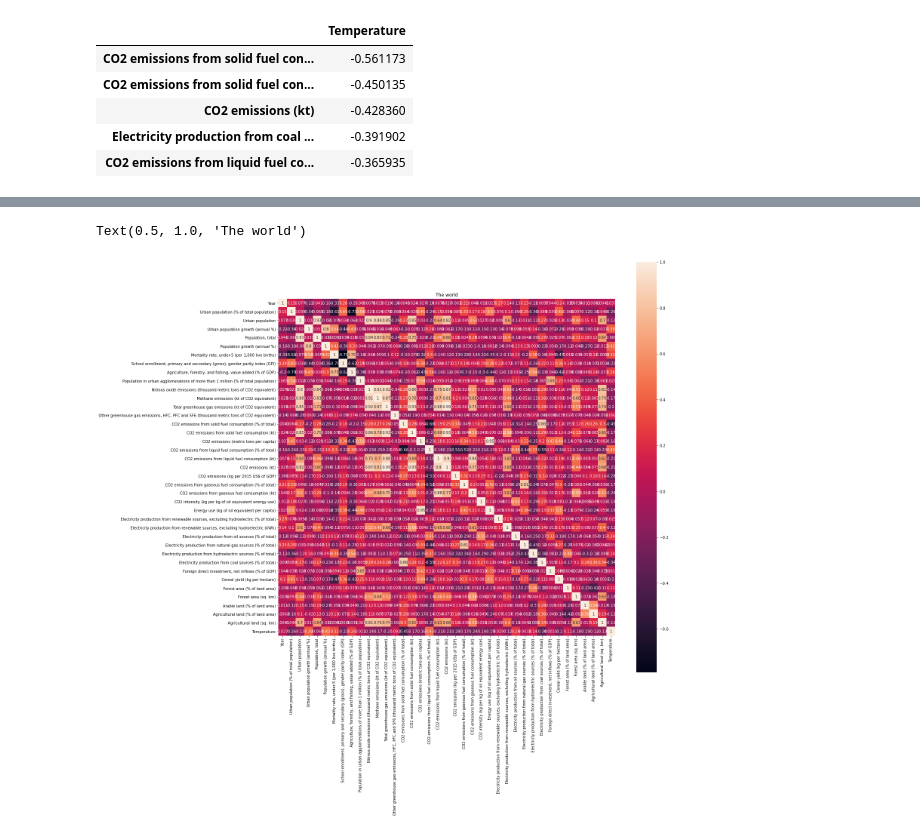
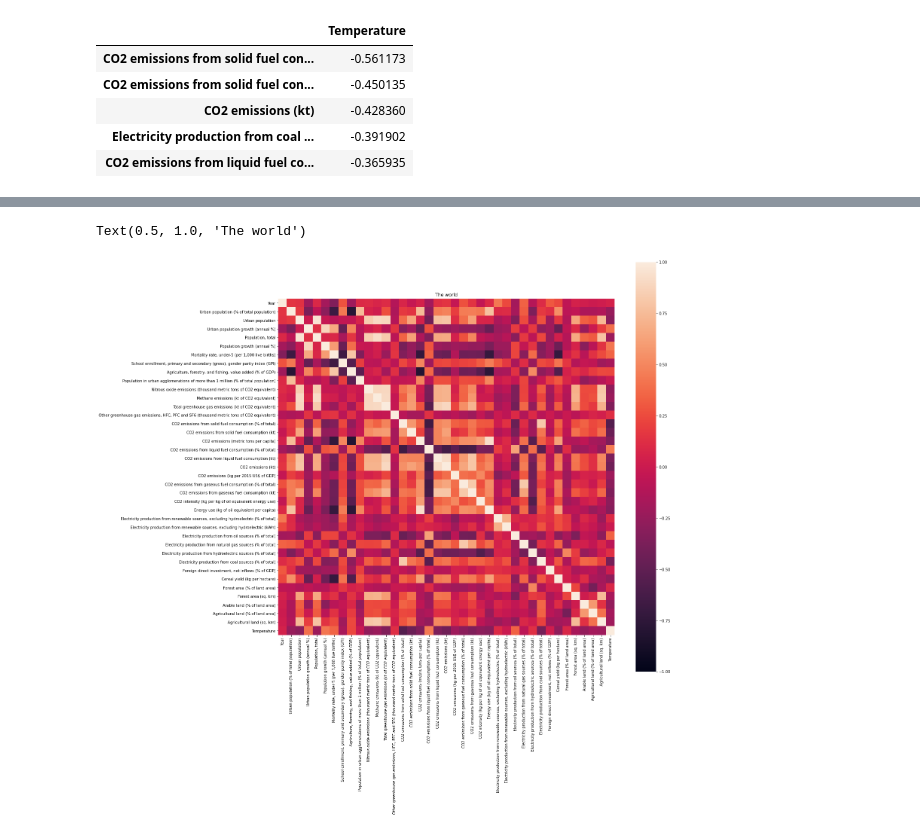
Before and after one commit to BingQuanChua/Untold-Climate-Change-Story, a Jupyter notebook: eda.ipynb, the cells around one changed output, grey strips where cells are left out. Cells and saved outputs as stored; diff of their text form; code cells hidden in the pictures.

```diff
--- a/eda.ipynb
+++ b/eda.ipynb
@@ -89,7 +119,7 @@ df_corr.loc[:, ['Temperature']].sort_values(by="Temperature").head(5)
 # %%
 plt.figure(figsize=(20, 20))
-sns.heatmap(df_corr,square=True,annot=True)
+sns.heatmap(df_corr,square=True,vmax=1, vmin=-1)
 plt.title('The world')
 # %% [output]
 Text(0.5, 1.0, 'The world')
-[figure, old version]
+[figure, new version]
```
Also changed, not shown: parts of 6 cells of this notebook, 4 other files.
